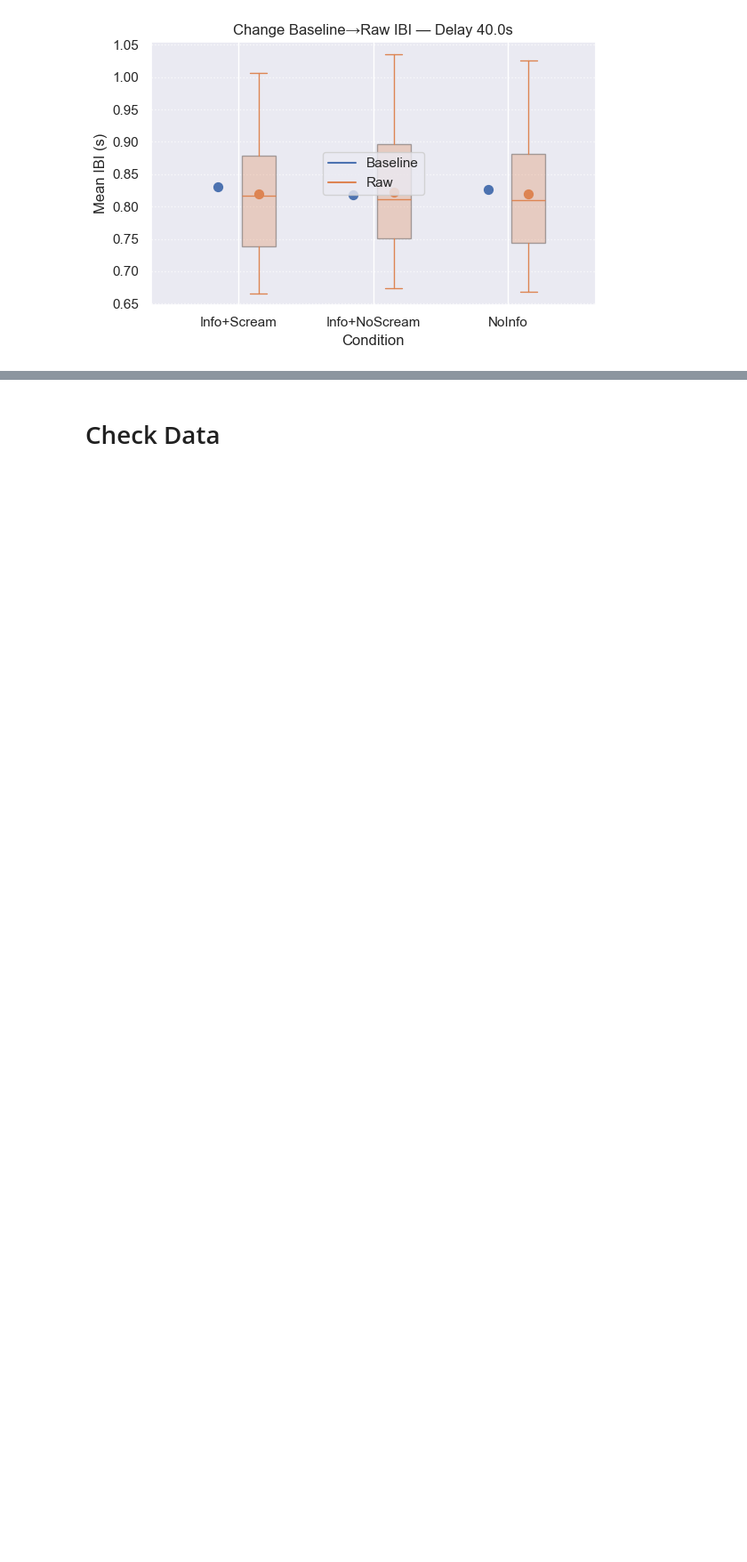
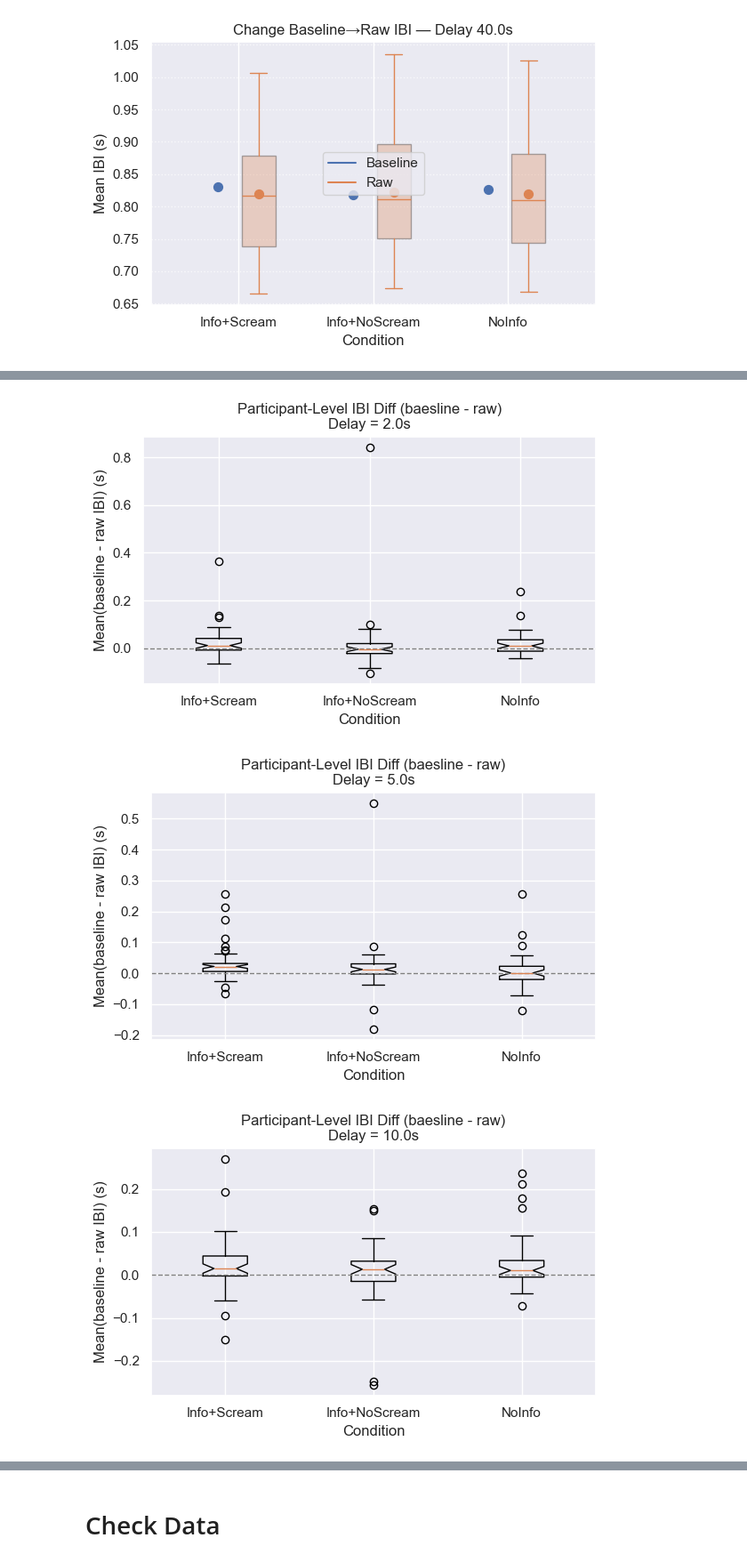
Before and after one commit to stelladongjz/Anticip_EKG_Analysis, a Jupyter notebook: Stella_AvAnt2025_AnalysisEKG_fromPreproc.ipynb, the cells around one changed output, grey strips where cells are left out. Shown at 89% size. Drawn from its saved outputs; the diff is of its cells as text; code cells hidden in the pictures; blank space fills up the shorter version.

```diff
--- a/Stella_AvAnt2025_AnalysisEKG_fromPreproc.ipynb
+++ b/Stella_AvAnt2025_AnalysisEKG_fromPreproc.ipynb
@@ -694,0 +894,14 @@ summary_ibi
+# %%
+plot_diff_boxplots(
+    baseline_IBI_stimInfo_scream,
+    baseine_IBI_stimInfo_noScream,
+    baseine_IBI_stimNoInfo,
+    trial_avg_stimInfo_scream,
+    trial_avg_stimInfo_noScream,
+    trial_avg_stimNoInfo,
+    cond_labels=('Info+Scream','Info+NoScream','NoInfo')
+)
+# %% [output]
+[figure, added]
+[figure, added]
+[figure, added]
```
Also changed, not shown: parts of 19 cells of this notebook.
